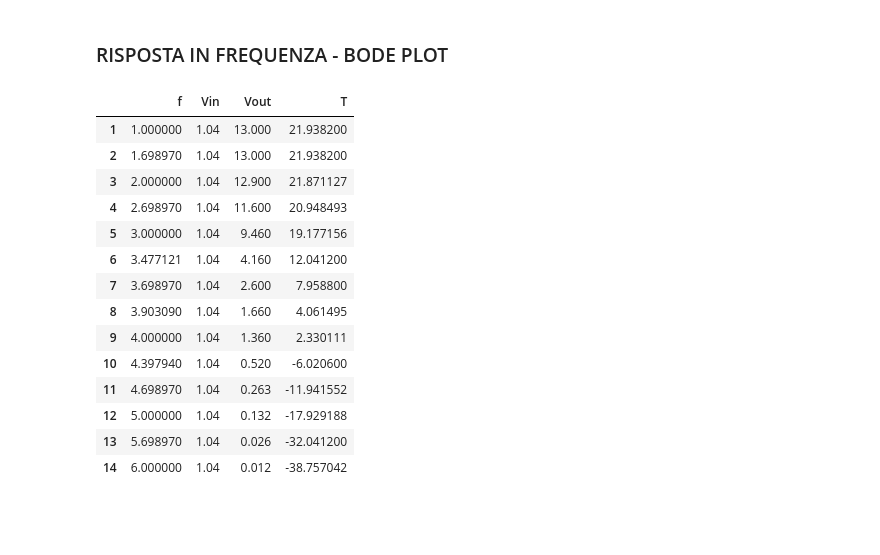
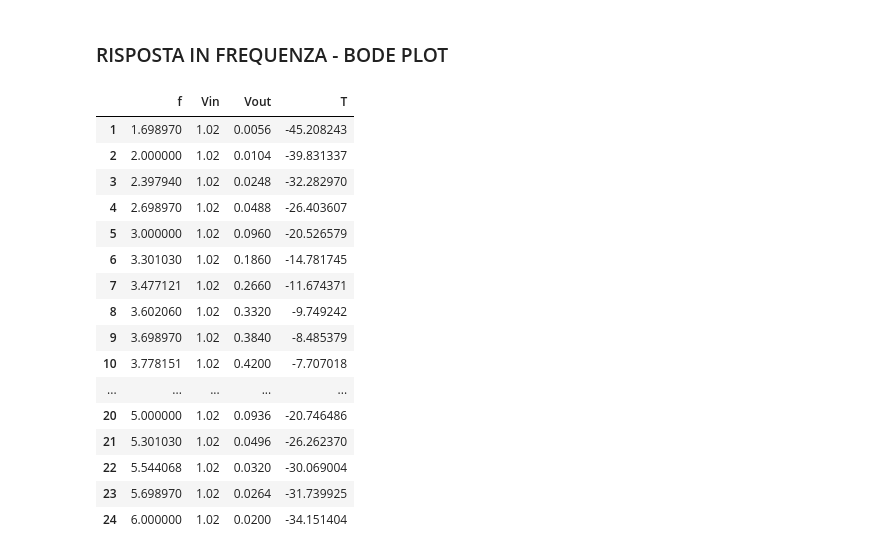
Before and after one commit to niklai99/physics_laboratory_2020_2021, a Jupyter notebook: CATENA ELETTRONICA/Python/PreAmp - InLab.ipynb, the cells around one changed output. Saved outputs shown, nothing was run; the diff lists cells and outputs as text; code cells hidden in the pictures; blank space fills up the shorter version.

```diff
--- a/CATENA ELETTRONICA/Python/PreAmp - InLab.ipynb
+++ b/CATENA ELETTRONICA/Python/PreAmp - InLab.ipynb
@@ -149,38 +149,40 @@ plt.show()
 ### RISPOSTA IN FREQUENZA - BODE PLOT
 # %%
 # READ DATA
-file = '../Data/PreAmp/data_bode.txt'
+file = '../Data/Shaper/data_bode.txt'
 
 data = pd.read_csv(file, sep = '\t', index_col = False, header = None)
 data.index = np.arange(1, len(data)+1)
 
 data.columns = ['f', 'Vin', 'Vout']
 
 T = data['Vout'] / data['Vin']
 data['T'] = T
 
 data['f'] = np.log10(data['f'])
 data['T'] = 20 * np.log10(data['T'])
 
-data1 = data.iloc[:3, :]
-data2 = data.iloc[6:, :]
+#data1 = data.iloc[:3, :]
+#data2 = data.iloc[6:, :]
 data
 # %% [output]
 |  | f | Vin | Vout | T |
-| 1 | 1.000000 | 1.04 | 13.000 | 21.938200 |
-| 2 | 1.698970 | 1.04 | 13.000 | 21.938200 |
-| 3 | 2.000000 | 1.04 | 12.900 | 21.871127 |
-| 4 | 2.698970 | 1.04 | 11.600 | 20.948493 |
-| 5 | 3.000000 | 1.04 | 9.460 | 19.177156 |
-| 6 | 3.477121 | 1.04 | 4.160 | 12.041200 |
-| 7 | 3.698970 | 1.04 | 2.600 | 7.958800 |
-| 8 | 3.903090 | 1.04 | 1.660 | 4.061495 |
-| 9 | 4.000000 | 1.04 | 1.360 | 2.330111 |
-| 10 | 4.397940 | 1.04 | 0.520 | -6.020600 |
-| 11 | 4.698970 | 1.04 | 0.263 | -11.941552 |
-| 12 | 5.000000 | 1.04 | 0.132 | -17.929188 |
-| 13 | 5.698970 | 1.04 | 0.026 | -32.041200 |
-| 14 | 6.000000 | 1.04 | 0.012 | -38.757042 |
+| 1 | 1.698970 | 1.02 | 0.0056 | -45.208243 |
+| 2 | 2.000000 | 1.02 | 0.0104 | -39.831337 |
+| 3 | 2.397940 | 1.02 | 0.0248 | -32.282970 |
+| 4 | 2.698970 | 1.02 | 0.0488 | -26.403607 |
+| 5 | 3.000000 | 1.02 | 0.0960 | -20.526579 |
+| 6 | 3.301030 | 1.02 | 0.1860 | -14.781745 |
+| 7 | 3.477121 | 1.02 | 0.2660 | -11.674371 |
+| 8 | 3.602060 | 1.02 | 0.3320 | -9.749242 |
+| 9 | 3.698970 | 1.02 | 0.3840 | -8.485379 |
+| 10 | 3.778151 | 1.02 | 0.4200 | -7.707018 |
+| ... | ... | ... | ... | ... |
+| 20 | 5.000000 | 1.02 | 0.0936 | -20.746486 |
+| 21 | 5.301030 | 1.02 | 0.0496 | -26.262370 |
+| 22 | 5.544068 | 1.02 | 0.0320 | -30.069004 |
+| 23 | 5.698970 | 1.02 | 0.0264 | -31.739925 |
+| 24 | 6.000000 | 1.02 | 0.0200 | -34.151404 |
 # %%
 # FIG SETTINGS AND AXES
 fig = plt.figure(figsize=(16,8))
```
Also changed, not shown: parts of 3 cells of this notebook, 3 other files.
